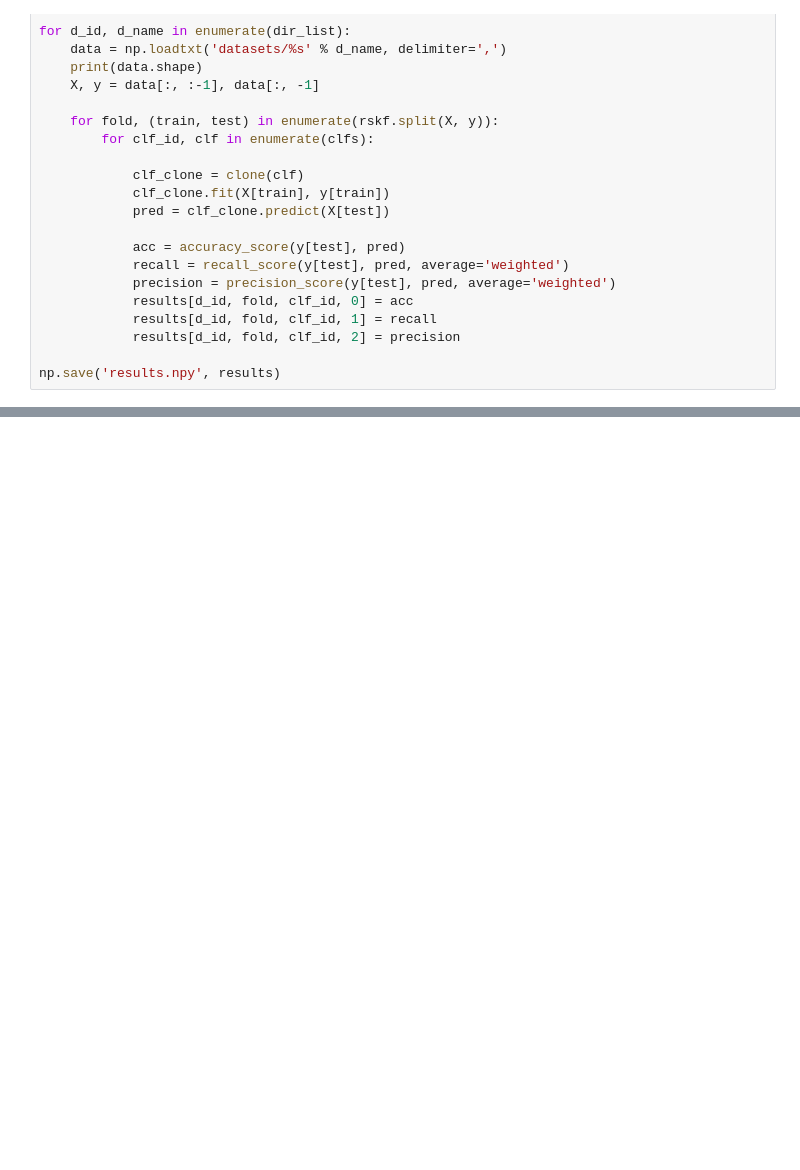
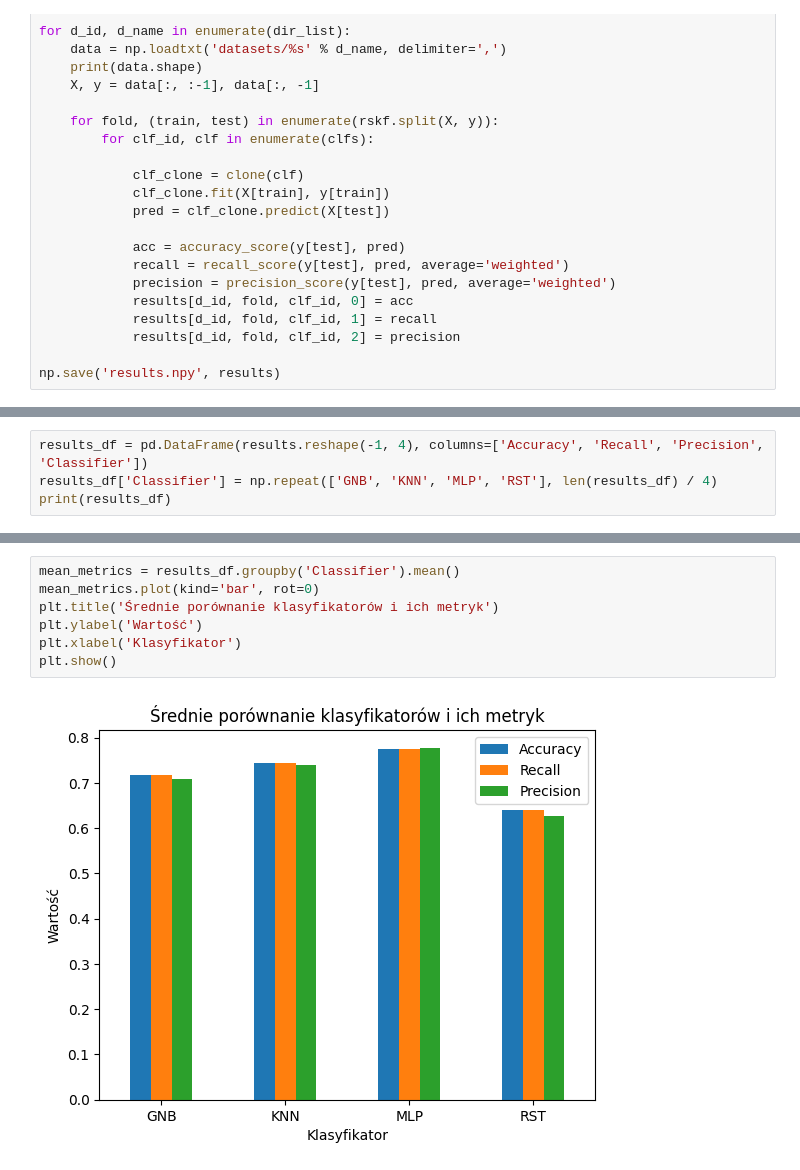
Before and after one commit to wrosky/Random-Stumps-Algorithm, a Jupyter notebook: main.ipynb, the cells around one changed output, grey strips where cells are left out. Cells and saved outputs as stored; diff of their text form; blank space fills up the shorter version.

```diff
--- a/main.ipynb
+++ b/main.ipynb
@@ -134,0 +148,4 @@ MLP (acc=0.751, recall=0.751, precision=0.752) Jest lepszy statystycznie od RST
+# %%
+results_df = pd.DataFrame(results.reshape(-1, 4), columns=['Accuracy', 'Recall', 'Precision', 'Classifier'])
+results_df['Classifier'] = np.repeat(['GNB', 'KNN', 'MLP', 'RST'], len(results_df) / 4)
+print(results_df)
@@ -134,0 +175,9 @@ MLP (acc=0.751, recall=0.751, precision=0.752) Jest lepszy statystycznie od RST
+# %%
+mean_metrics = results_df.groupby('Classifier').mean()
+mean_metrics.plot(kind='bar', rot=0)
+plt.title('Średnie porównanie klasyfikatorów i ich metryk')
+plt.ylabel('Wartość')
+plt.xlabel('Klasyfikator')
+plt.show()
+# %% [output]
+[figure, added]
```
Also changed, not shown: parts of 5 cells of this notebook, 1 other file.
